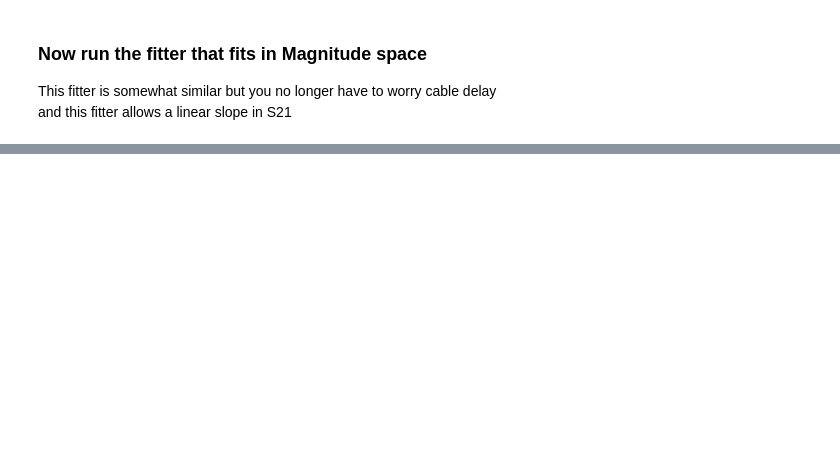
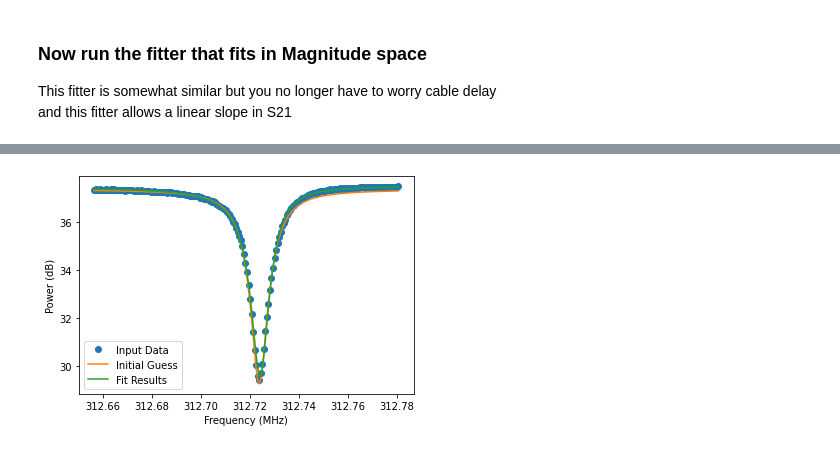
Before and after one commit to Wheeler1711/submm_python_routines, a Jupyter notebook: submm/demo/res_fit.ipynb, the cells around one changed output, grey strips where cells are left out. Cells and saved outputs as stored; diff of their text form; code cells hidden in the pictures; blank space fills up the shorter version.

```diff
--- a/submm/demo/res_fit.ipynb
+++ b/submm/demo/res_fit.ipynb
@@ -102,0 +101,4 @@ plt.legend()
+# %%
+results_mag_linear.plot()
+# %% [output]
+[figure, added]
```
Also changed, not shown: parts of 12 cells of this notebook, 5 other files.
